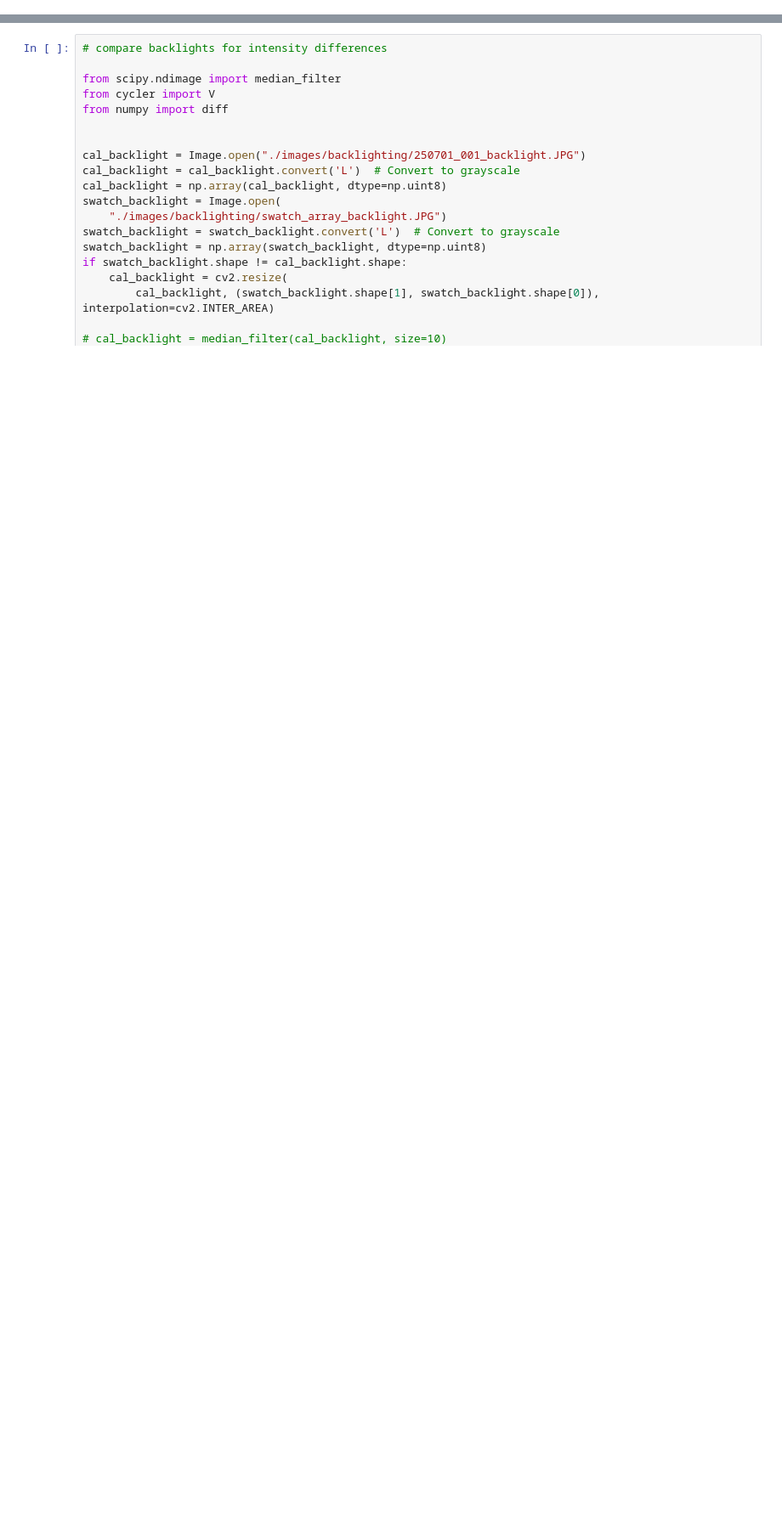
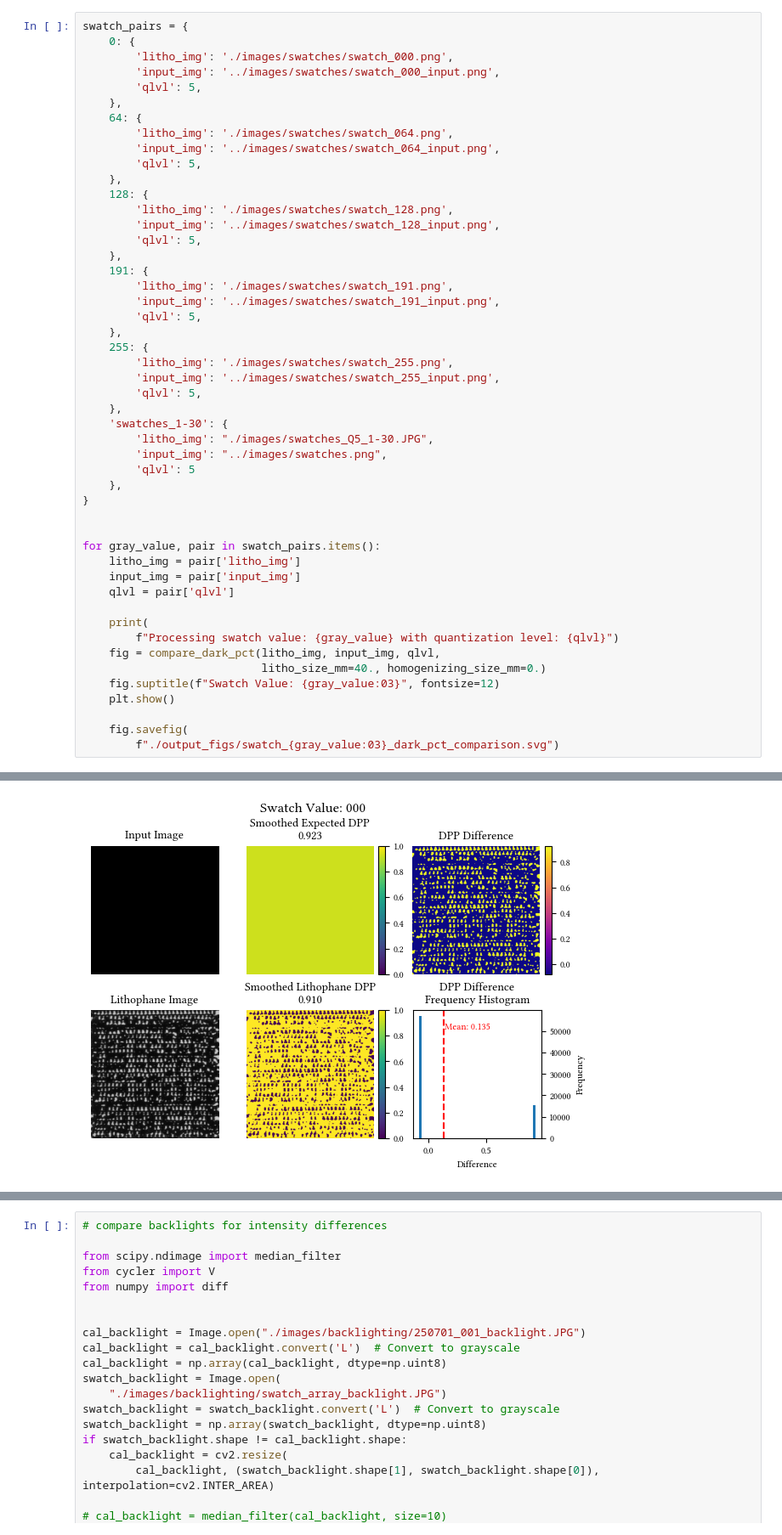
Before and after one commit to graphitical/vtp_lithophane, a Jupyter notebook: analysis/image_analysis.ipynb, the cells around one changed output, grey strips where cells are left out. Shown at 85% size. Saved outputs shown, nothing was run; the diff lists cells and outputs as text; blank space fills up the shorter version.

```diff
--- a/analysis/image_analysis.ipynb
+++ b/analysis/image_analysis.ipynb
@@ -419,0 +16,50 @@ Calculated input filter size in pixels: 167
+# %%
+swatch_pairs = {
+    0: {
+        'litho_img': './images/swatches/swatch_000.png',
+        'input_img': '../images/swatches/swatch_000_input.png',
+        'qlvl': 5,
+    },
+    64: {
+        'litho_img': './images/swatches/swatch_064.png',
+        'input_img': '../images/swatches/swatch_064_input.png',
+        'qlvl': 5,
+    },
+    128: {
+        'litho_img': './images/swatches/swatch_128.png',
+        'input_img': '../images/swatches/swatch_128_input.png',
+        'qlvl': 5,
+    },
+    191: {
+        'litho_img': './images/swatches/swatch_191.png',
+        'input_img': '../images/swatches/swatch_191_input.png',
+        'qlvl': 5,
+    },
+    255: {
+        'litho_img': './images/swatches/swatch_255.png',
+        'input_img': '../images/swatches/swatch_255_input.png',
+        'qlvl': 5,
+    },
+    'swatches_1-30': {
+        'litho_img': "./images/swatches_Q5_1-30.JPG",
+        'input_img': "../images/swatches.png",
+        'qlvl': 5
+    },
+}
+
+
+for gray_value, pair in swatch_pairs.items():
+    litho_img = pair['litho_img']
+    input_img = pair['input_img']
+    qlvl = pair['qlvl']
+
+    print(
+        f"Processing swatch value: {gray_value} with quantization level: {qlvl}")
+    fig = compare_dark_pct(litho_img, input_img, qlvl,
+                           litho_size_mm=40., homogenizing_size_mm=0.)
+    fig.suptitle(f"Swatch Value: {gray_value:03}", fontsize=12)
+    plt.show()
+
+    fig.savefig(
+        f"./output_figs/swatch_{gray_value:03}_dark_pct_comparison.svg")
+# %% [output]
@@ -419,0 +72 @@ Calculated input filter size in pixels: 167
+[figure, added]
```
Also changed, not shown: parts of 6 cells of this notebook, 20 other files.
